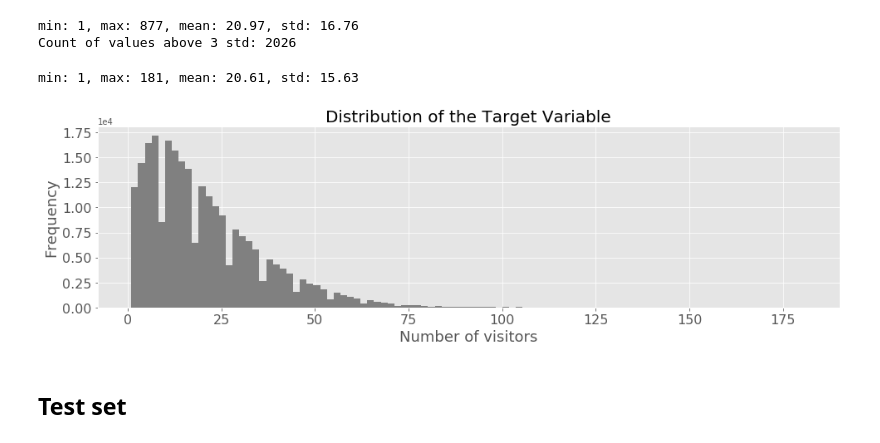
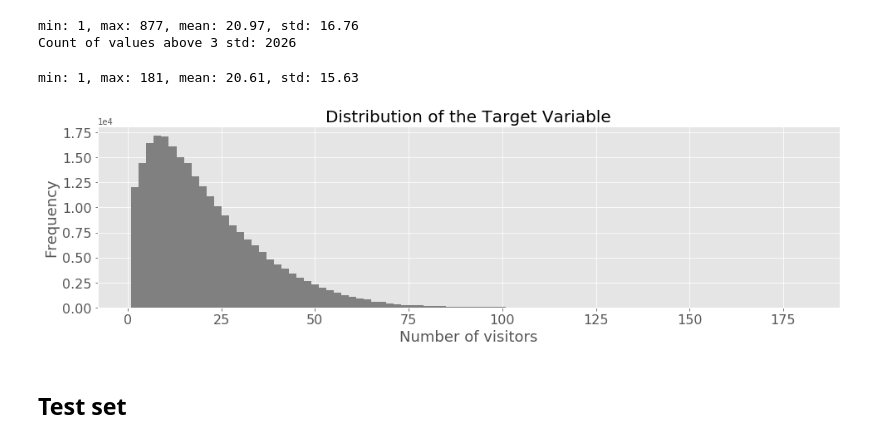
Before and after one commit to alekseisolovev/kaggle, a Jupyter notebook: recruit-restaurant/recruit_restaurant_eda.ipynb, the cells around one changed output. Saved outputs shown, nothing was run; the diff lists cells and outputs as text; code cells hidden in the pictures.

```diff
--- a/recruit-restaurant/recruit_restaurant_eda.ipynb
+++ b/recruit-restaurant/recruit_restaurant_eda.ipynb
@@ -120,27 +120,27 @@ Count of values above 3 std: 2026
 # %%
 train[outliers] = np.nan
 train.dropna(inplace=True)
 
 train.visitors = train.visitors.astype(int)
 
 print('min: {}, max: {}, mean: {:.2f}, std: {:.2f}'.format(
     min(train.visitors), max(train.visitors), train.visitors.mean(), train.visitors.std()))
 
 train.visitors.plot(
     kind='hist',
-    bins=100,
+    bins=90,
     figsize=(16,4),
     fontsize=16,
     color='grey')
 
 plt.ticklabel_format(style='sci', scilimits=(0,0), axis='y')
 plt.xlabel('Number of visitors', fontsize=18)
 plt.ylabel('Frequency', fontsize=18)
 plt.title('Distribution of the Target Variable', fontsize=20)
 plt.show()
 # %% [output]
 min: 1, max: 181, mean: 20.61, std: 15.63
-[figure, old version]
+[figure, new version]
 # %% [markdown]
 ## Test set
 # %%
```
Also changed, not shown: parts of 7 cells of this notebook.
